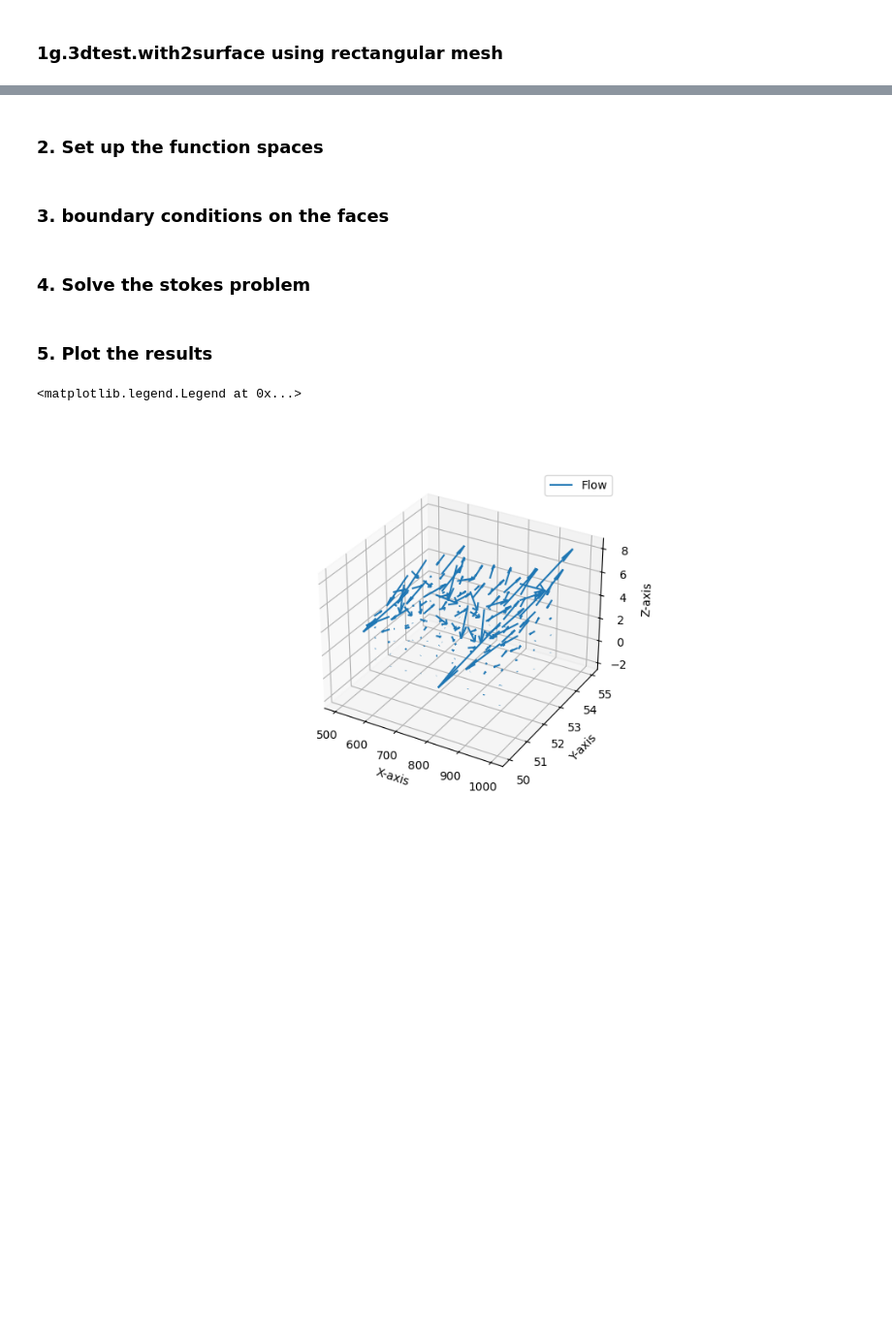
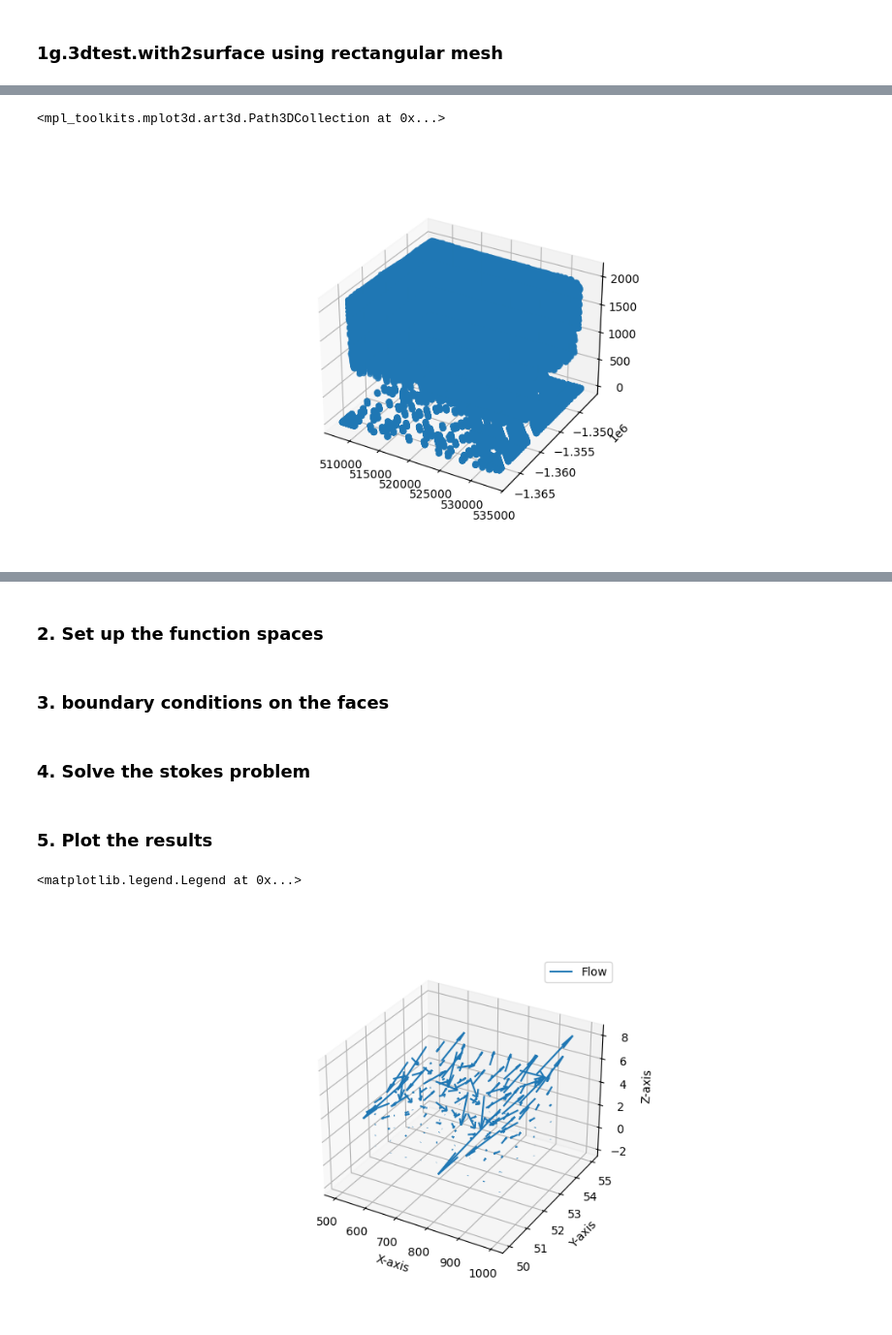
Before and after one commit to johnmorganmanos/AH_temp_paper, a Jupyter notebook: Processing_notebooks/3d_testing.ipynb, the cells around one changed output, grey strips where cells are left out. Shown at 97% size. Cells and saved outputs as stored; diff of their text form; code cells hidden in the pictures; blank space fills up the shorter version.

```diff
--- a/Processing_notebooks/3d_testing.ipynb
+++ b/Processing_notebooks/3d_testing.ipynb
@@ -494,0 +540,60 @@ ax.scatter(mesh.coordinates.dat.data_ro[:,0], mesh.coordinates.dat.data_ro[:,1],
+# %%
+from firedrake import *
+from firedrake.__future__ import interpolate
+
+nx = width - 1
+ny = height - 1
+
+Lx = lons.max() # x extent, get this from the DEM
+Ly = lats.max() # y extent, get this from the DEM
+
+origin_x = lons.min() # origin (lower left corner) in x, get this from the DEM
+origin_y = lats.min() # origin (lower left corner) in y, get this from the DEM
+
+base_mesh = RectangleMesh(nx,ny, Lx, Ly, originX=origin_x, originY=origin_y)
+# Make a height 1 mesh.
+unit_extruded_mesh = ExtrudedMesh(base_mesh, layers=5)
+
+base_fs = FunctionSpace(base_mesh, "CG", 1)
+
+x,y, = SpatialCoordinate(base_mesh)
+
+# You could set this field any way you like.
+## Bed and surface DEM resolution should be nx+1, ny+1 as to match the coordinates of the mesh.
+# bed = np.random.randn(nx+1,ny+1)*1e0 - 1 # num cells + 1
+# surface = np.random.randn(nx+1,ny+1)*1e0 + 5 # num cells + 1
+
+# Now we transfer the bathymetry field into a depth-averaged field.
+extruded_element = FiniteElement("R", "interval", 0)
+extruded_space = FunctionSpace(unit_extruded_mesh,
+                                TensorProductElement(base_fs.ufl_element(),
+                                                    extruded_element))
+
+## Extrude the bed and surface
+extruded_bed = Function(extruded_space)
+extruded_bed.dat.data_wo[:] = bed_elevs
+
+extruded_surface = Function(extruded_space)
+extruded_surface.dat.data_wo[:] = surf_elevs
+
+# Build a new coordinate field by change of coordinates.
+x, y, z = SpatialCoordinate(unit_extruded_mesh)
+new_coordinates = assemble(
+    interpolate(
+        as_vector([x, y, extruded_bed + z * (1-extruded_bed) + z * extruded_surface]),
+        unit_extruded_mesh.coordinates.function_space()
+    )
+)
+
+
+# Finally build the mesh you are actually after.
+mesh = Mesh(new_coordinates)
+
+
+## Plot using scatter since we can't plot Tensor product using triplot
+ax = plt.figure(figsize=[10,5]).add_subplot(projection='3d')
+
+ax.scatter(mesh.coordinates.dat.data_ro[:,0], mesh.coordinates.dat.data_ro[:,1], mesh.coordinates.dat.data_ro[:,2])
+# %% [output]
+<mpl_toolkits.mplot3d.art3d.Path3DCollection at 0x...>
+[figure, added]
```
Also changed, not shown: parts of 12 cells of this notebook.
